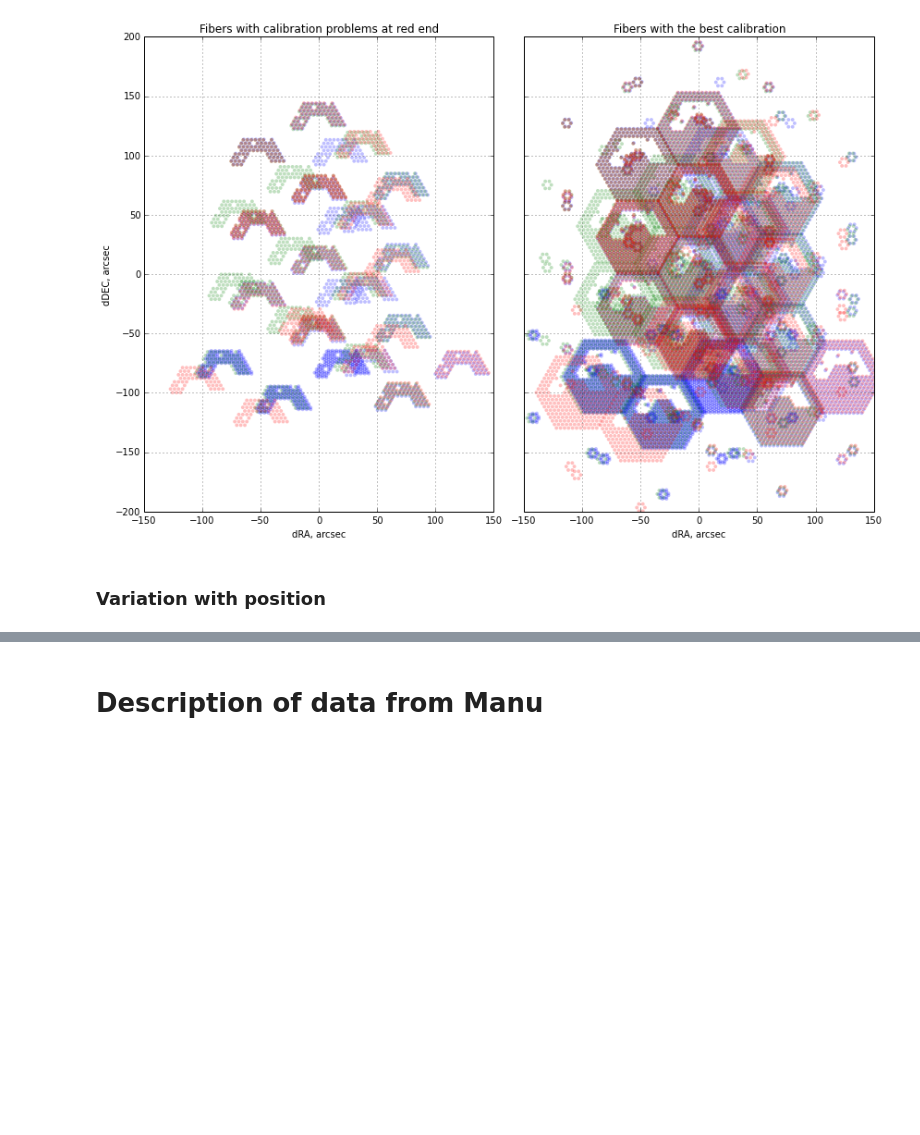
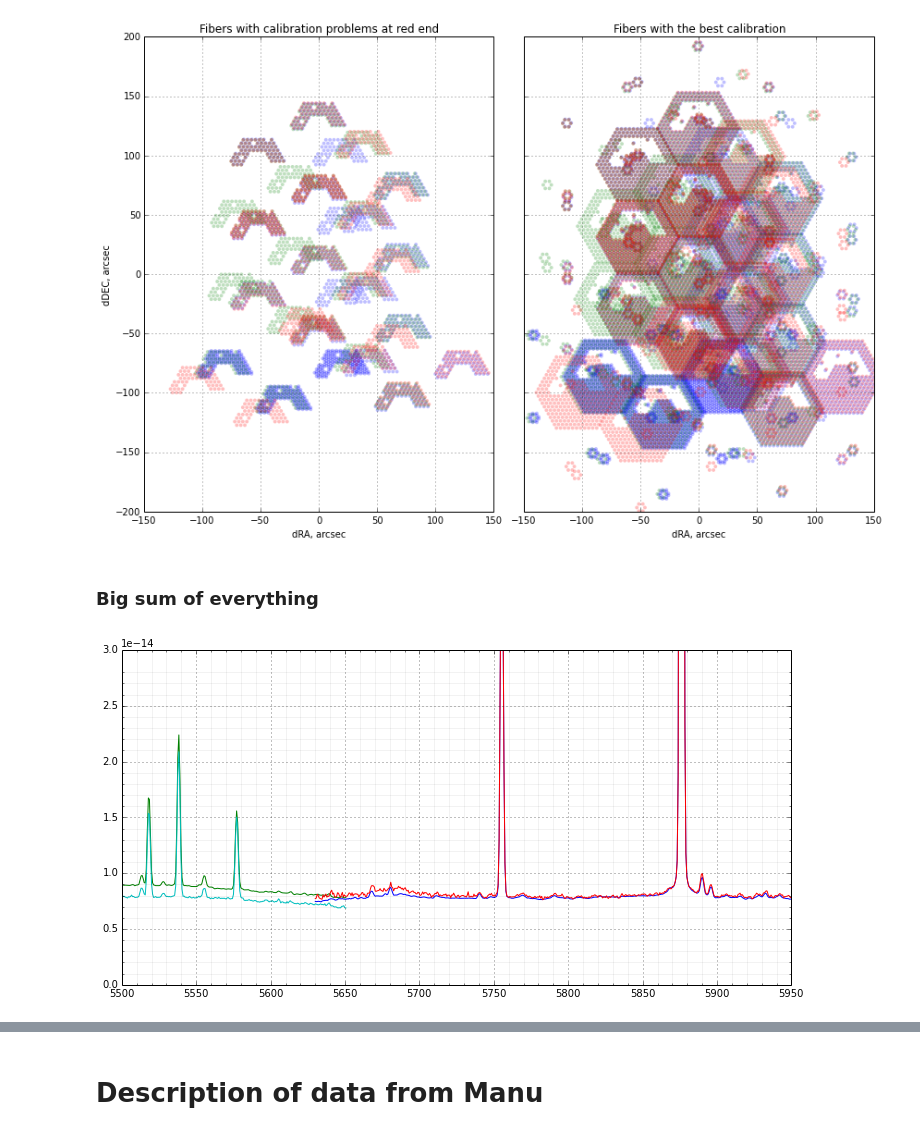
Before and after one commit to deprecated/orion-tsq, a Jupyter notebook: Manu Spectra.ipynb, the cells around one changed output, grey strips where cells are left out. Saved outputs shown, nothing was run; the diff lists cells and outputs as text; code cells hidden in the pictures; blank space fills up the shorter version.

Commit message:
Look at ratio between Manu long/short exposures

```diff
--- a/Manu Spectra.ipynb
+++ b/Manu Spectra.ipynb
@@ -203,6 +204,7 @@ Check that there is no difference between the fibers used in the long and short
 # %%
 thdu_sg = fits.open('Manu-Data/M42_green/table_M42_sg.fits')[1]
 thdu_sb = fits.open('Manu-Data/M42_blue/table_M42_sb.fits')[1]
+thdu_sr = fits.open('Manu-Data/M42_red/table_M42_sr.fits')[1]
 msb = hypot(thdu_sb.data.dRA + 30.0 , thdu_sb.data.dDEC + 30.0) < 5.0
 msg = hypot(thdu_sg.data.dRA + 30.0 , thdu_sg.data.dDEC + 30.0) < 5.0
 
@@ -444,5 +446,30 @@ fig.savefig("manu-all-fiber-positions.pdf")
 fig.savefig("manu-all-fiber-positions.jpg", dpi=300)
 # %% [output]
 [figure]
-# %% [markdown]
-### Variation with position
+# %% [markdown]
+### Big sum of everything
+# %%
+spectra_b = hdu_b.data*thdu_b.data.factor2[:, None]
+spectra_sb = shdu_b.data*thdu_sb.data.factor2[:, None]*thdu_sb.data.factor1[:, None]
+spectra_g = hdu_g.data*thdu_g.data.factor2[:, None]
+spectra_sg = shdu_g.data*thdu_sg.data.factor2[:, None]*thdu_sg.data.factor1[:, None]
+# %%
+spectra_r = hdu.data*thdu.data.factor2[:, None]
+spectra_sr = shdu.data*thdu_sr.data.factor2[:, None]*thdu_sr.data.factor1[:, None]
+# %%
+radius = 15.0
+msr = hypot(thdu_sr.data.dRA + 30.0 , thdu_sr.data.dDEC + 30.0) < 15.0
+msg = hypot(thdu_sg.data.dRA + 30.0 , thdu_sg.data.dDEC + 30.0) < 15.0
+msb = hypot(thdu_sb.data.dRA + 30.0 , thdu_sb.data.dDEC + 30.0) < 15.0
+plot(wavs, spectra_r[msr].mean(axis=0))
+plot(wavs_g, spectra_g[msg].mean(axis=0))
+plot(wavs, spectra_sr[msr].mean(axis=0))
+plot(wavs_g, spectra_sg[msg].mean(axis=0))
+ylim(0, 3e-14)
+xlim(5500, 5950)
+grid()
+minorticks_on()
+grid(which='minor', ls='-', alpha=0.1)
+gcf().set_size_inches(12, 6)
+# %% [output]
+[figure, added]
```
Also changed, not shown: parts of 10 cells of this notebook.
